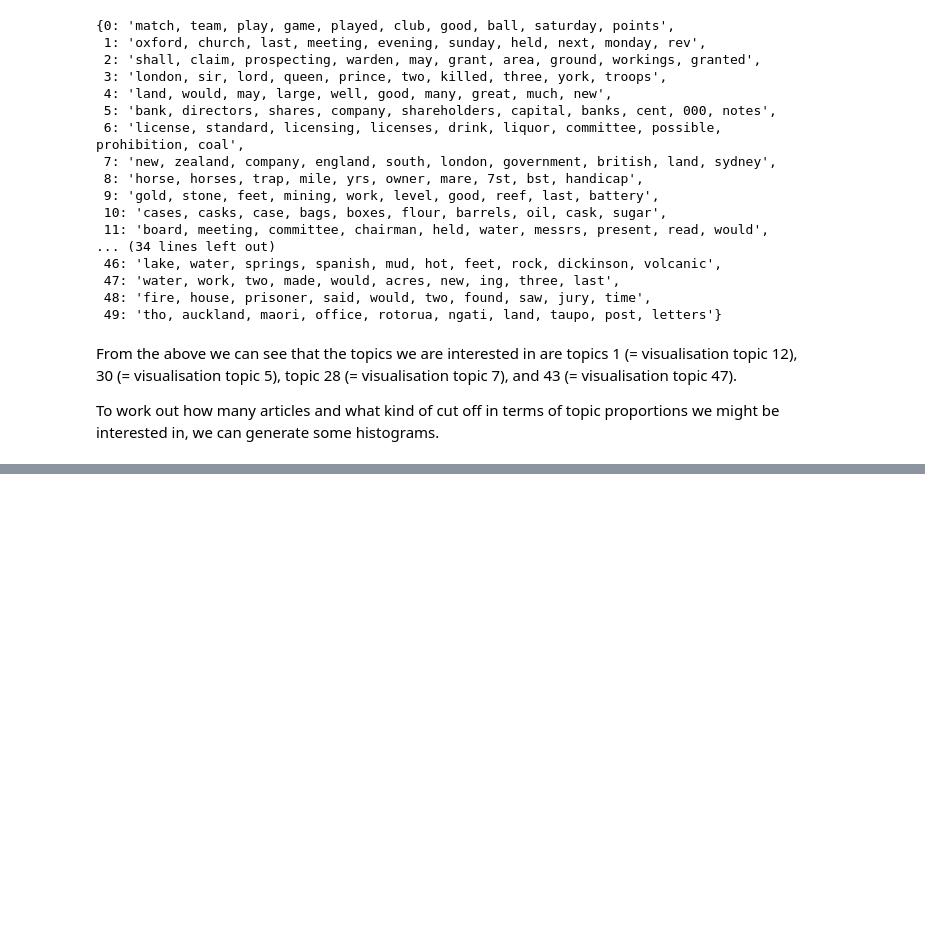
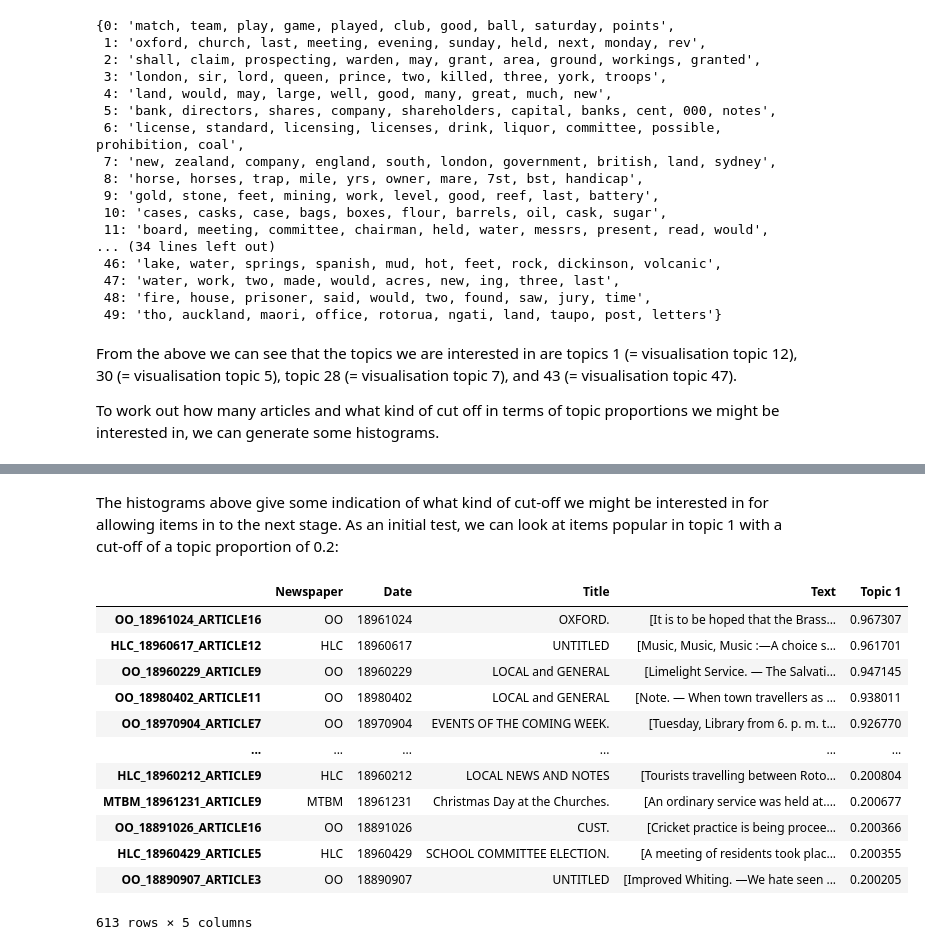
Before and after one commit to JoshuaDavidBlack/NPOD_Philosophy, a Jupyter notebook: starter_topicmodels.ipynb, the cells around one changed output, grey strips where cells are left out. Drawn from its saved outputs; the diff is of its cells as text; code cells hidden in the pictures; blank space fills up the shorter version.

```diff
--- a/starter_topicmodels.ipynb
+++ b/starter_topicmodels.ipynb
@@ -338,0 +395,19 @@ array([[<matplotlib.axes._subplots.AxesSubplot object at 0x...>,
+# %% [markdown]
+The histograms above give some indication of what kind of cut-off we might be interested in for allowing items in to the next stage. As an initial test, we can look at items popular in topic 1 with a cut-off of a topic proportion of 0.2:
+# %%
+topic_1_df = NL_topicmodels.topic_df(starter_corpus_enriched, 'Topic 1', 0.2)
+topic_1_df
+# %% [output]
+|  | Newspaper | Date | Title | Text | Topic 1 |
+| OO_18961024_ARTICLE16 | OO | 18961024 | OXFORD. | [It is to be hoped that the Brass... | 0.967307 |
+| HLC_18960617_ARTICLE12 | HLC | 18960617 | UNTITLED | [Music, Music, Music :—A choice s... | 0.961701 |
+| OO_18960229_ARTICLE9 | OO | 18960229 | LOCAL and GENERAL | [Limelight Service. — The Salvati... | 0.947145 |
+| OO_18980402_ARTICLE11 | OO | 18980402 | LOCAL and GENERAL | [Note. — When town travellers as ... | 0.938011 |
+| OO_18970904_ARTICLE7 | OO | 18970904 | EVENTS OF THE COMING WEEK. | [Tuesday, Library from 6. p. m. t... | 0.926770 |
+| ... | ... | ... | ... | ... | ... |
+| HLC_18960212_ARTICLE9 | HLC | 18960212 | LOCAL NEWS AND NOTES | [Tourists travelling between Roto... | 0.200804 |
+| MTBM_18961231_ARTICLE9 | MTBM | 18961231 | Christmas Day at the Churches. | [An ordinary service was held at.... | 0.200677 |
+| OO_18891026_ARTICLE16 | OO | 18891026 | CUST. | [Cricket practice is being procee... | 0.200366 |
+| HLC_18960429_ARTICLE5 | HLC | 18960429 | SCHOOL COMMITTEE ELECTION. | [A meeting of residents took plac... | 0.200355 |
+| OO_18890907_ARTICLE3 | OO | 18890907 | UNTITLED | [Improved Whiting. —We hate seen ... | 0.200205 |
+613 rows × 5 columns
```
Also changed, not shown: parts of 56 cells of this notebook, 13 other files.
